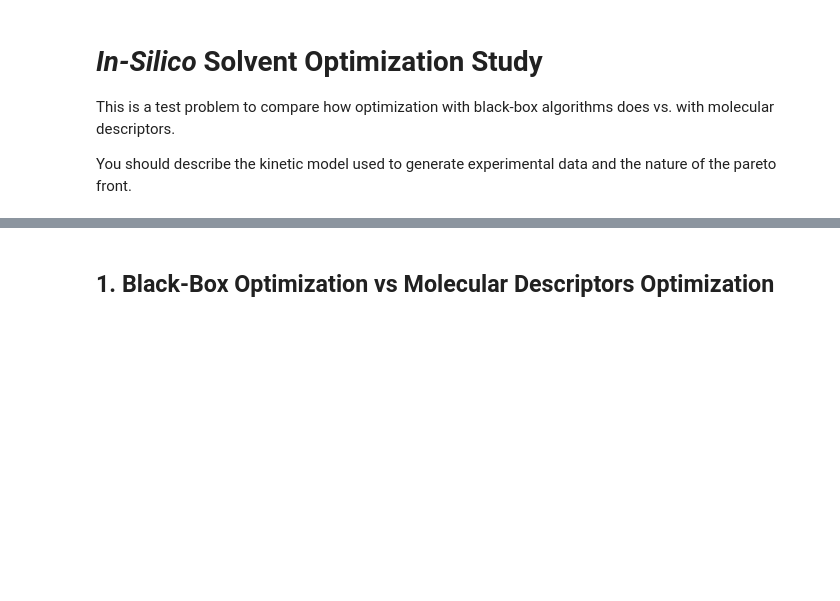
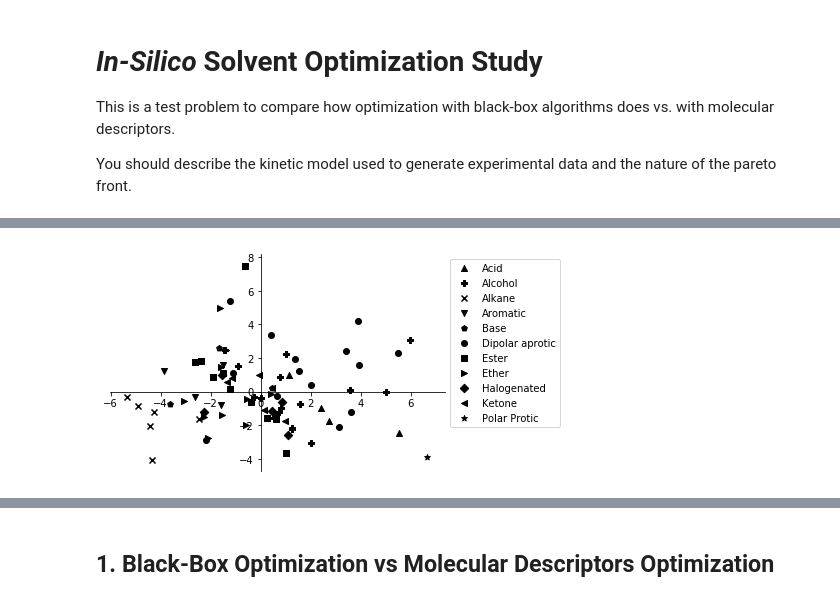
Before and after one commit to sustainable-processes/summit, a Jupyter notebook: case_studies/in_silico_studies/solvent_optimization_visualization.ipynb, the cells around one changed output, grey strips where cells are left out. Cells and saved outputs as stored; diff of their text form; code cells hidden in the pictures; blank space fills up the shorter version.

```diff
--- a/case_studies/in_silico_studies/solvent_optimization_visualization.ipynb
+++ b/case_studies/in_silico_studies/solvent_optimization_visualization.ipynb
@@ -25,0 +67,25 @@ solvent_ds_pcs = create_pcs_ds(num_components=3)
+# %%
+#Static plot
+fig, ax = plt.subplots()
+le = LabelEncoder() #Label encoder for the different solvent classes
+solvent_classes = solvent_ds_pcs['solvent_class']
+labels = le.fit_transform(solvent_classes)
+pcs = solvent_ds_pcs.data_to_numpy()
+markers = ['^', 'P', 'x', 'v', 'p', 'o', 's', '>', 'D', '<', '*']
+for i, solvent_class in enumerate(le.classes_):
+    ix = np.where(solvent_classes==solvent_class)[0]
+    mask = np.ones(len(ix), dtype=bool)
+    ax.scatter(pcs[ix, 0], pcs[ix, 1], c='k', marker=markers[i], label=solvent_class)
+ax.legend(bbox_to_anchor=(1, 1.0))
+ax.spines['left'].set_position('zero')
+ax.spines['right'].set_color('none')
+ax.spines['bottom'].set_position('zero')
+ax.spines['top'].set_color('none')
+
+#Interactive plot of the first two principal components
+solvent_ds_pcs.droplevel('TYPE', axis=1). \
+               hvplot(x='PC_1', y='PC_2',
+                      kind='scatter',
+                      hover_cols=['stenutz_name', 'PC_3', 'solvent_class'],
+                      color='solvent_class')
+# %% [output]
@@ -25,0 +93 @@ solvent_ds_pcs = create_pcs_ds(num_components=3)
+[figure, added]
```
Also changed, not shown: parts of 11 cells of this notebook, 3 other files.
